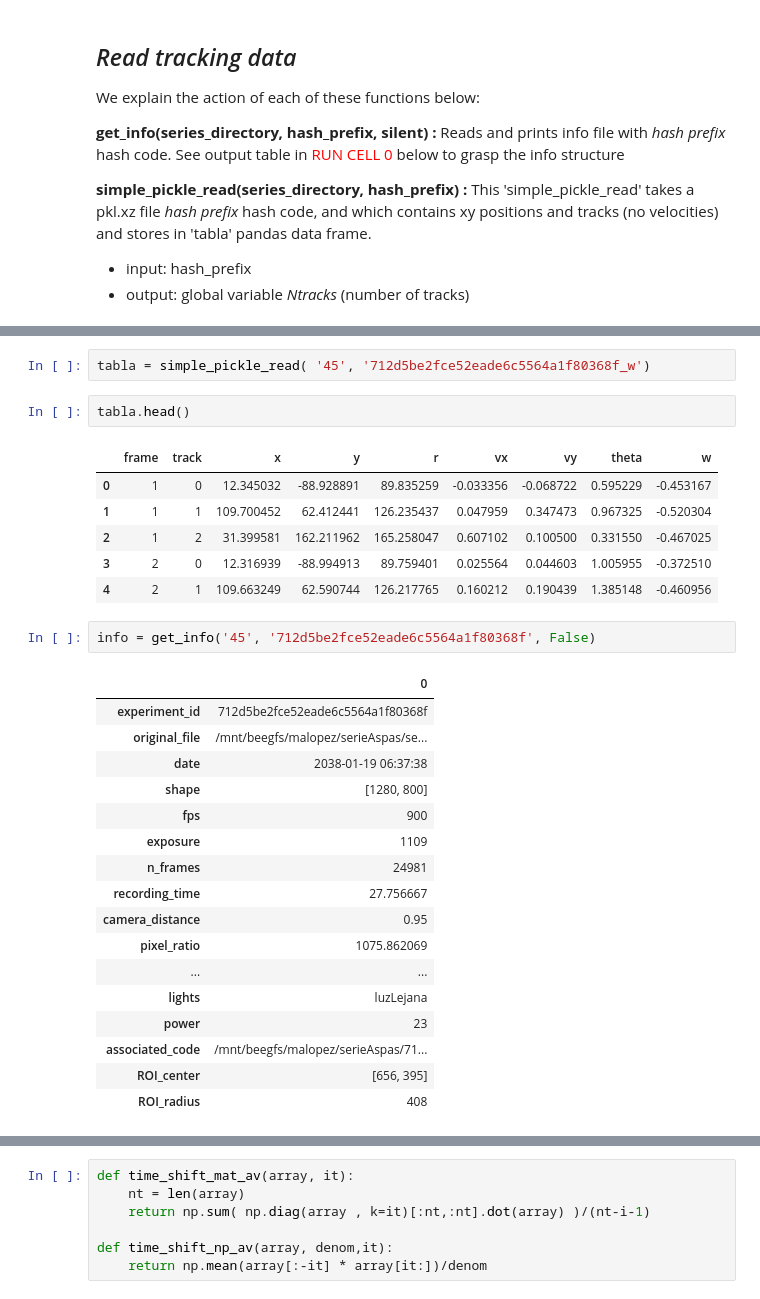
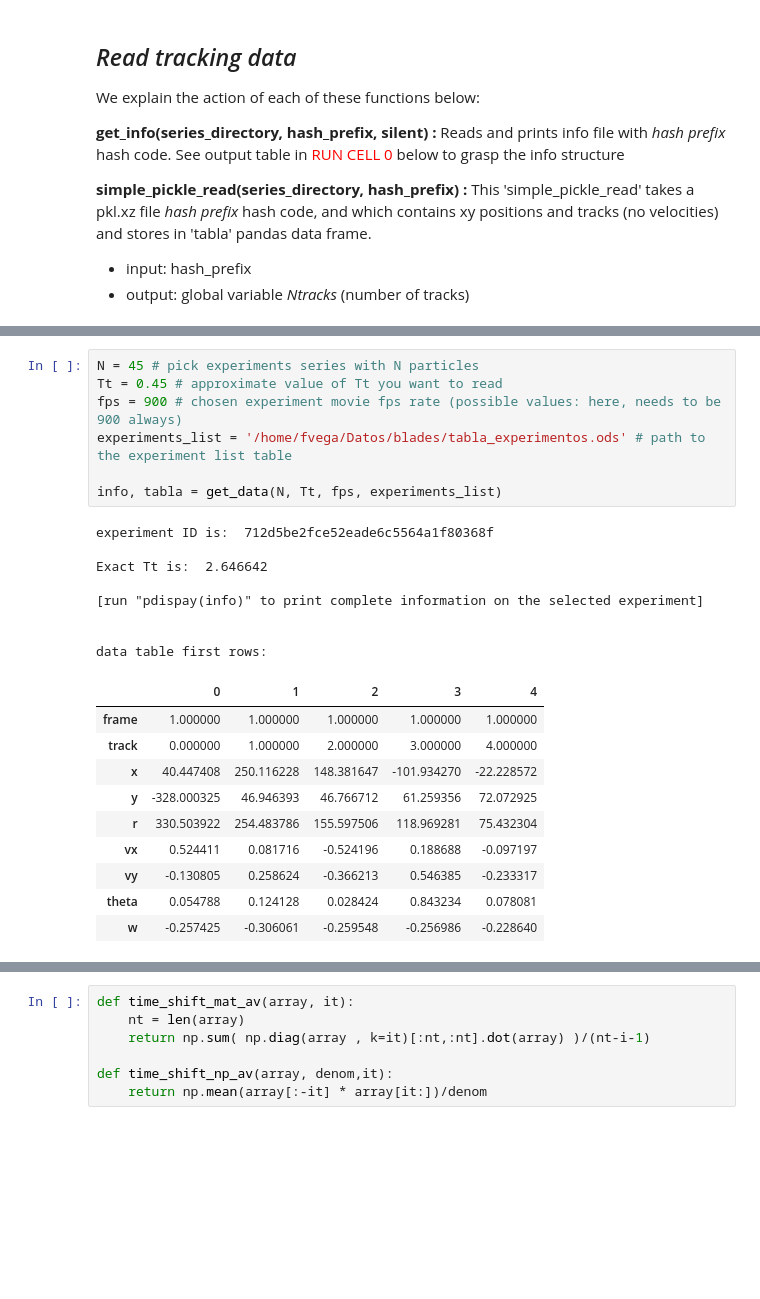
Before and after one commit to fvegar/blades, a Jupyter notebook: correlations_matrix.ipynb, the cells around one changed output, grey strips where cells are left out. Saved outputs shown, nothing was run; the diff lists cells and outputs as text; blank space fills up the shorter version.

```diff
--- a/correlations_matrix.ipynb
+++ b/correlations_matrix.ipynb
@@ -121,32 +128,27 @@ exp03[exp03.fps==900]
-# %%
-tabla = simple_pickle_read( '45', '712d5be2fce52eade6c5564a1f80368f_w')
-# %%
-tabla.head()
-# %% [output]
-|  | frame | track | x | y | r | vx | vy | theta | w |
-| 0 | 1 | 0 | 12.345032 | -88.928891 | 89.835259 | -0.033356 | -0.068722 | 0.595229 | -0.453167 |
-| 1 | 1 | 1 | 109.700452 | 62.412441 | 126.235437 | 0.047959 | 0.347473 | 0.967325 | -0.520304 |
-| 2 | 1 | 2 | 31.399581 | 162.211962 | 165.258047 | 0.607102 | 0.100500 | 0.331550 | -0.467025 |
-| 3 | 2 | 0 | 12.316939 | -88.994913 | 89.759401 | 0.025564 | 0.044603 | 1.005955 | -0.372510 |
-| 4 | 2 | 1 | 109.663249 | 62.590744 | 126.217765 | 0.160212 | 0.190439 | 1.385148 | -0.460956 |
-# %%
-info = get_info('45', '712d5be2fce52eade6c5564a1f80368f', False)
-# %% [output]
-|  | 0 |
-| experiment_id | 712d5be2fce52eade6c5564a1f80368f |
-| original_file | /mnt/beegfs/malopez/serieAspas/se... |
-| date | 2038-01-19 06:37:38 |
-| shape | [1280, 800] |
-| fps | 900 |
-| exposure | 1109 |
-| n_frames | 24981 |
-| recording_time | 27.756667 |
-| camera_distance | 0.95 |
-| pixel_ratio | 1075.862069 |
-| ... | ... |
-| lights | luzLejana |
-| power | 23 |
-| associated_code | /mnt/beegfs/malopez/serieAspas/71... |
-| ROI_center | [656, 395] |
-| ROI_radius | 408 |
+# %%
+N = 45 # pick experiments series with N particles
+Tt = 0.45 # approximate value of Tt you want to read
+fps = 900 # chosen experiment movie fps rate (possible values: here, needs to be 900 always)
+experiments_list = '/home/fvega/Datos/blades/tabla_experimentos.ods' # path to the experiment list table
+
+info, tabla = get_data(N, Tt, fps, experiments_list)
+# %% [output]
+experiment ID is:  712d5be2fce52eade6c5564a1f80368f
+
+Exact Tt is:  2.646642
+
+[run "pdispay(info)" to print complete information on the selected experiment]
+
+
+data table first rows:
+|  | 0 | 1 | 2 | 3 | 4 |
+| frame | 1.000000 | 1.000000 | 1.000000 | 1.000000 | 1.000000 |
+| track | 0.000000 | 1.000000 | 2.000000 | 3.000000 | 4.000000 |
+| x | 40.447408 | 250.116228 | 148.381647 | -101.934270 | -22.228572 |
+| y | -328.000325 | 46.946393 | 46.766712 | 61.259356 | 72.072925 |
+| r | 330.503922 | 254.483786 | 155.597506 | 118.969281 | 75.432304 |
+| vx | 0.524411 | 0.081716 | -0.524196 | 0.188688 | -0.097197 |
+| vy | -0.130805 | 0.258624 | -0.366213 | 0.546385 | -0.233317 |
+| theta | 0.054788 | 0.124128 | 0.028424 | 0.843234 | 0.078081 |
+| w | -0.257425 | -0.306061 | -0.259548 | -0.256986 | -0.228640 |
 # %%
```
Also changed, not shown: parts of 7 cells of this notebook.
